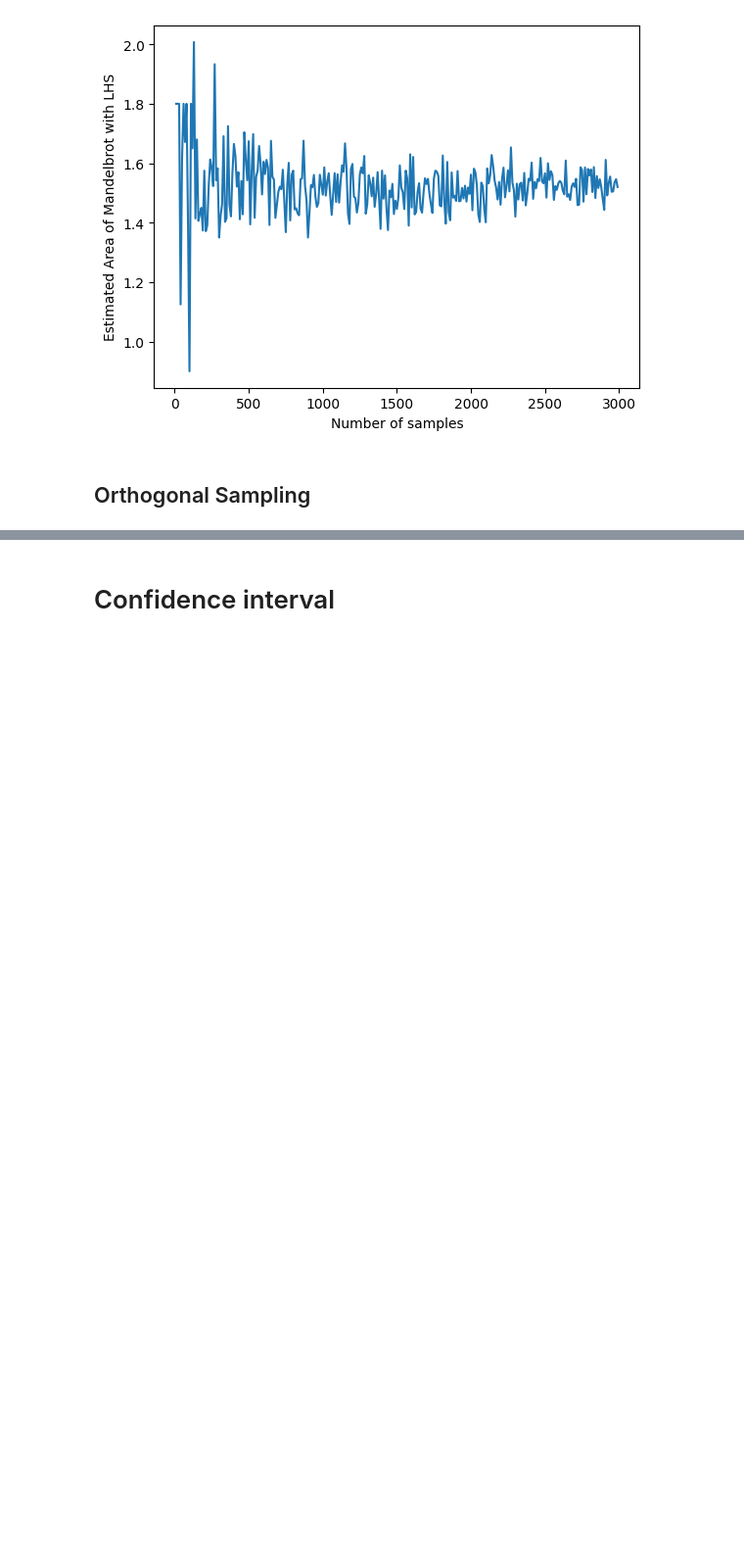
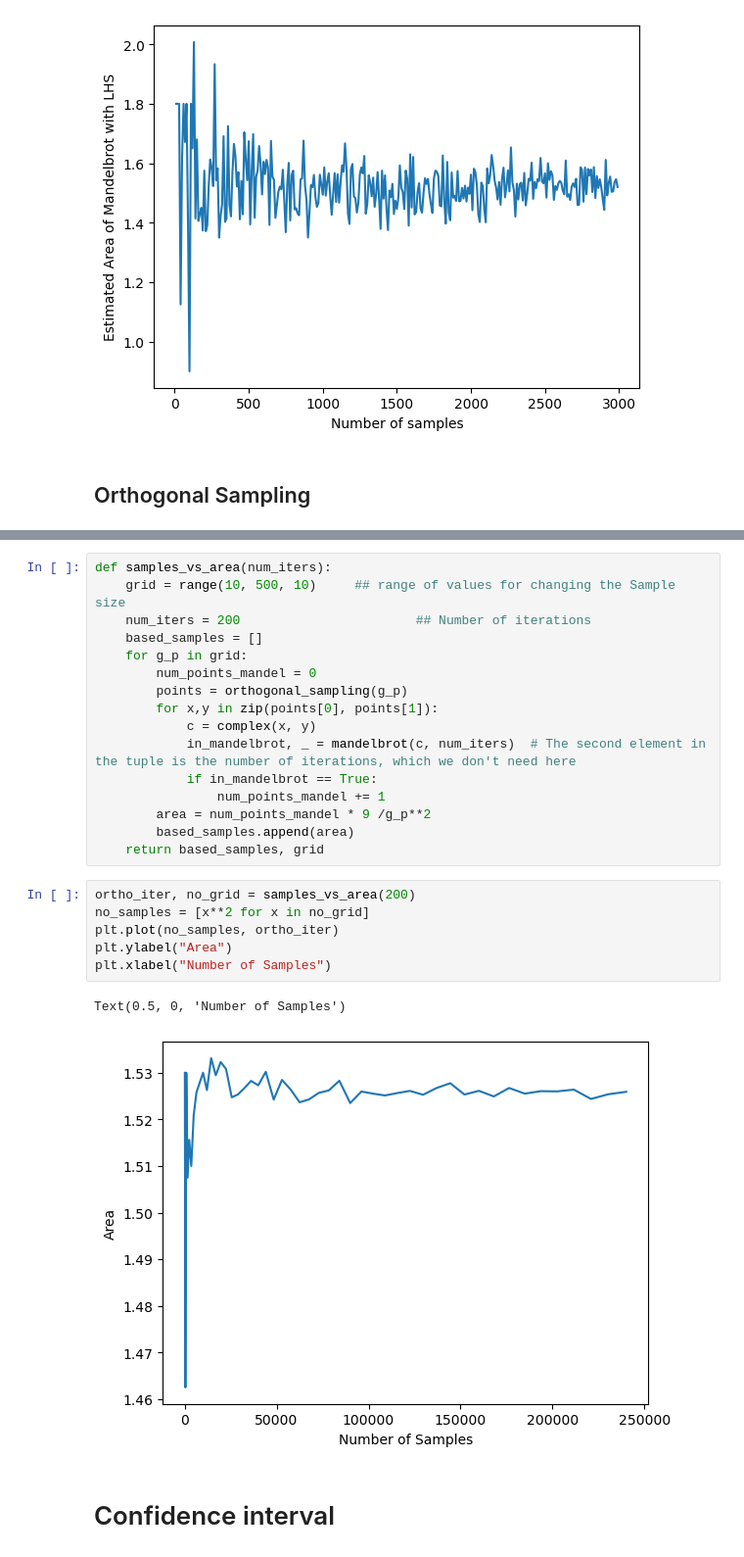
Before and after one commit to KeniaLS/Stoc_Sim_Assignment1, a Jupyter notebook: SS_Kenia_Divya_Assignment1.ipynb, the cells around one changed output, grey strips where cells are left out. Shown at 98% size. Cells and saved outputs as stored; diff of their text form; blank space fills up the shorter version.

```diff
--- a/SS_Kenia_Divya_Assignment1.ipynb
+++ b/SS_Kenia_Divya_Assignment1.ipynb
@@ -431,3 +426,28 @@ plt.plot(range(1, 400, 2), ortho_iter)
+# %%
+def samples_vs_area(num_iters):
+    grid = range(10, 500, 10)     ## range of values for changing the Sample size
+    num_iters = 200                       ## Number of iterations
+    based_samples = []
+    for g_p in grid:
+        num_points_mandel = 0
+        points = orthogonal_sampling(g_p)
+        for x,y in zip(points[0], points[1]):
+            c = complex(x, y)
+            in_mandelbrot, _ = mandelbrot(c, num_iters)  # The second element in the tuple is the number of iterations, which we don't need here
+            if in_mandelbrot == True:
+                num_points_mandel += 1
+        area = num_points_mandel * 9 /g_p**2
+        based_samples.append(area)
+    return based_samples, grid
+# %%
+ortho_iter, no_grid = samples_vs_area(200)
+no_samples = [x**2 for x in no_grid]
+plt.plot(no_samples, ortho_iter)
+plt.ylabel("Area")
+plt.xlabel("Number of Samples")
+# %% [output]
+Text(0.5, 0, 'Number of Samples')
+[figure, added]
 # %% [markdown]
 # Confidence interval
 # %% [markdown]
```
Also changed, not shown: parts of 6 cells of this notebook.
